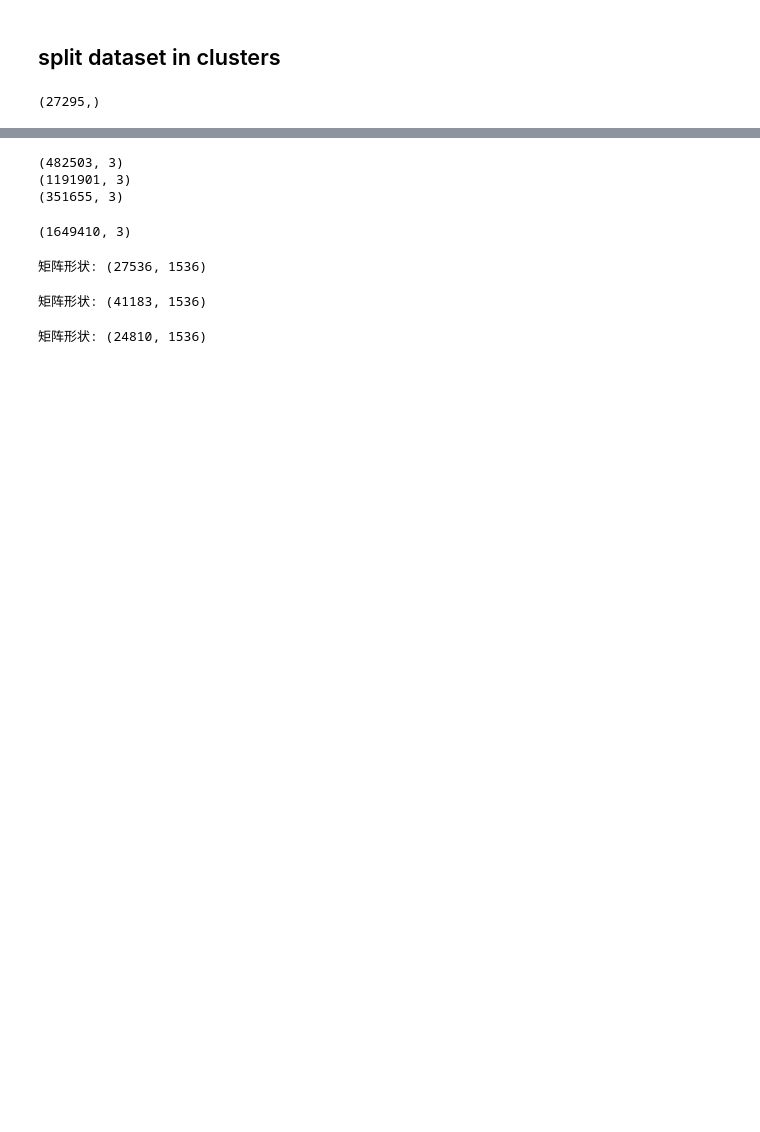
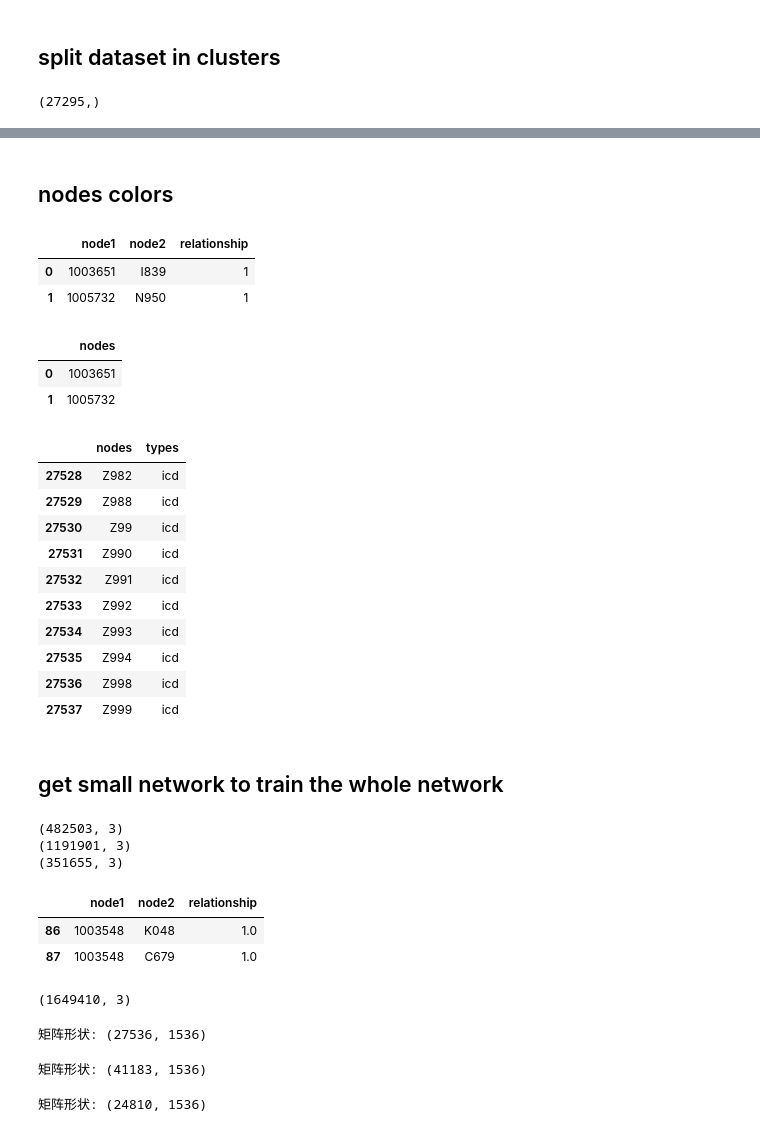
Before and after one commit to ZhenyiWangTHU/homework2025, a Jupyter notebook: Codes/prepareData_WZY.ipynb, the cells around one changed output, grey strips where cells are left out. Cells and saved outputs as stored; diff of their text form; code cells hidden in the pictures; blank space fills up the shorter version.

```diff
--- a/Codes/prepareData_WZY.ipynb
+++ b/Codes/prepareData_WZY.ipynb
@@ -1385,0 +1386,51 @@ prepareInputData(adj_path='../Data/test_data_splitClusters.txt',
+# %% [markdown]
+## nodes colors
+# %%
+test_data_splitClusters = pd.read_csv('../Data/val_data_splitClusters.txt', sep='\t', dtype={'node1':str, 'node2':str, 'relationship':int})
+# %%
+test_data_splitClusters.head(2)
+# %% [output]
+|  | node1 | node2 | relationship |
+| 0 | 1003651 | I839 | 1 |
+| 1 | 1005732 | N950 | 1 |
+# %%
+# 提取node1和node2列的数据并合并
+unique_nodes = pd.concat([test_data_splitClusters['node1'], test_data_splitClusters['node2']]).unique()
+
+# 创建新的DataFrame，将去重后的节点作为第一列
+result_df = pd.DataFrame({'nodes': unique_nodes})
+# %%
+result_df.head(2)
+# %% [output]
+|  | nodes |
+| 0 | 1003651 |
+| 1 | 1005732 |
+# %%
+# 定义函数根据节点名称判断类型
+def get_node_type(node):
+    if node in icd10_embeddings:
+        return 'icd'
+    elif node in protein_embeddings_dict:
+        return 'protein'
+    elif node in embeddings_dict:
+        return 'participant'
+    elif node in metabolite_embeddings_dict:
+        return 'metabolite'
+    return 'unknown'  # 如果需要对未匹配的节点进行标记
+# %%
+# 添加类型列
+result_df['types'] = result_df['nodes'].apply(get_node_type)
+# %%
+result_df.tail(10)
+# %% [output]
+|  | nodes | types |
+| 27528 | Z982 | icd |
+| 27529 | Z988 | icd |
+| 27530 | Z99 | icd |
+| 27531 | Z990 | icd |
+| 27532 | Z991 | icd |
+| 27533 | Z992 | icd |
+| 27534 | Z993 | icd |
+| 27535 | Z994 | icd |
+| 27536 | Z998 | icd |
+| 27537 | Z999 | icd |
@@ -1386,3 +1441,5 @@ prepareInputData(adj_path='../Data/test_data_splitClusters.txt',
+# %% [markdown]
+## get small network to train the whole network
 # %%
 test_data, val_data, train_data = split_data_by_patient_id_with_clusters(
     data_df=merged_df_long,
@@ -1400,6 +1457,12 @@ print(test_data.shape)
 (482503, 3)
 (1191901, 3)
 (351655, 3)
+# %%
+.head(2)
+# %% [output]
+|  | node1 | node2 | relationship |
+| 86 | 1003548 | K048 | 1.0 |
+| 87 | 1003548 | C679 | 1.0 |
 # %%
 merged_df_long.shape
 # %% [output]
```
Also changed, not shown: parts of 22 cells of this notebook, 10 other files.
